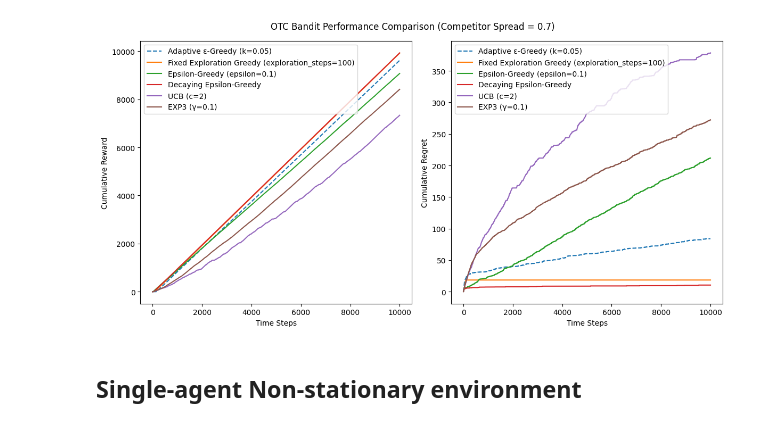
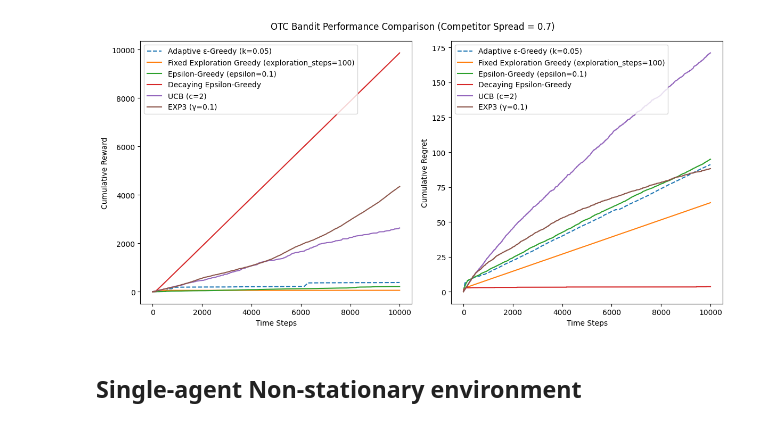
Before and after one commit to jessie-1001/RS-PROJECT, a Jupyter notebook: New_Algorithm_in_OTC.ipynb, the cells around one changed output. Saved outputs shown, nothing was run; the diff lists cells and outputs as text; code cells hidden in the pictures.

Commit message:
OTCEnvironment class changed

```diff
--- a/New_Algorithm_in_OTC.ipynb
+++ b/New_Algorithm_in_OTC.ipynb
@@ -20,30 +20,24 @@ class OTCEnvironment:
     - competitor_spread: Fixed spread used by market competitor
     - alpha: Market competitiveness parameter (higher = more competitive)
     """
-    def __init__(self, spreads, competitor_spread, alpha=0.3):
+    def __init__(self, spreads, A=140, k=1.5, dt=0.005):
         self.spreads = np.array(spreads)
-        self.competitor_spread = competitor_spread
-        self.alpha = alpha # Controls steepness of execution probability curve
+        self.A = A
+        self.k = k
+        self.dt = dt
 
-    def get_execution_prob(self, s):
-        """
-        Calculate execution probability for a given spread using logistic function
-        - Lower spreads (< competitor) have exponentially decreasing advantage
-        - Higher spreads (>= competitor) have reduced execution probability
-        """
-        if s < self.competitor_spread:
-            # Favorable spread: probability decreases with distance from competitor
-            return 1 / (1 + np.exp(self.alpha * (self.competitor_spread - s)))
-        else:
-            # Unfavorable spread: additional penalty for being worse than competitor
-            return 1 / (1 + np.exp(self.alpha * (s - self.competitor_spread + 0.1)))
+    def get_execution_prob(self, delta):
+        """Calculate execution probability as λ(δ) * dt"""
+        lambda_delta = self.A * np.exp(-self.k * delta)
+        prob = lambda_delta * self.dt
+        return min(prob, 1.0)  # Ensure probability ≤ 1
 
     def pull_arm(self, arm):
-        """Simulate arm pull with probabilistic reward (spread * execution probability)"""
-        s = self.spreads[arm]
-        prob = self.get_execution_prob(s)
+        """Returns δ if executed, 0 otherwise"""
+        delta = self.spreads[arm]
+        prob = self.get_execution_prob(delta)
         win = np.random.binomial(1, prob)
-        return win * s
+        return win * delta
 
 # ==========================
 # New Adaptive Epsilon-Greedy
@@ -240,11 +234,10 @@ spreads = [0.1, 0.3, 0.5, 0.7, 0.9] # Available spreads
 num_arms = len(spreads) # Number of arms
 competitor_spread = 0.7 # Competitor's fixed spread
 alpha = 0.4 # High alpha means high competitiveness (steep execution prob curve)
-env = OTCEnvironment( # Define environment
-    spreads,
-    competitor_spread=competitor_spread,
-    alpha=alpha
-)
+A = 140       # From literature's numerical setup
+k = 1.5       # From literature's numerical setup
+dt = 0.005    # From literature's time step
+env = OTCEnvironment(spreads, A=A, k=k, dt=dt)
 num_steps = 10000  # Simulation length
 
 # ==========================
@@ -310,34 +303,34 @@ plt.plot(epsilon_greedy_reward, label=f'Epsilon-Greedy (epsilon={epsilon})')
 plt.plot(decaying_epsilon_greedy_reward, label='Decaying Epsilon-Greedy')
 plt.plot(ucb_reward, label=f'UCB (c={c})')
 plt.plot(exp3_reward, label=f'EXP3 (γ={gamma})')
 plt.xlabel("Time Steps")
 plt.ylabel("Cumulative Reward")
 plt.legend()
 
 
 # Regret Plot
 plt.subplot(1, 2, 2)
 '''
 # Plot AEG variants
 
 for k, _, regret in aeg_results:
     plt.plot(regret, label=f'Adaptive ε-Greedy (k={k:.2f})', alpha=0.7, linestyle='--')
 '''
 plt.plot(adaptive_epsilon_greedy_regret, label=f'Adaptive ε-Greedy (k={k})', linestyle='--')
 plt.plot(fixed_exploration_greedy_regret, label=f'Fixed Exploration Greedy (exploration_steps={exploration_steps})')
 plt.plot(epsilon_greedy_regret, label=f'Epsilon-Greedy (epsilon={epsilon})')
 plt.plot(decaying_epsilon_greedy_regret, label='Decaying Epsilon-Greedy')
 plt.plot(ucb_regret, label=f'UCB (c={c})')
 plt.plot(exp3_regret, label=f'EXP3 (γ={gamma})')
 plt.xlabel("Time Steps")
 plt.ylabel("Cumulative Regret")
 plt.legend()
 
 plt.suptitle(f"OTC Bandit Performance Comparison (Competitor Spread = {competitor_spread})")
 plt.tight_layout()
 plt.show()
 # %% [output]
-[figure, old version]
+[figure, new version]
 # %% [markdown]
 ## Single-agent Non-stationary environment
 # %%
```
